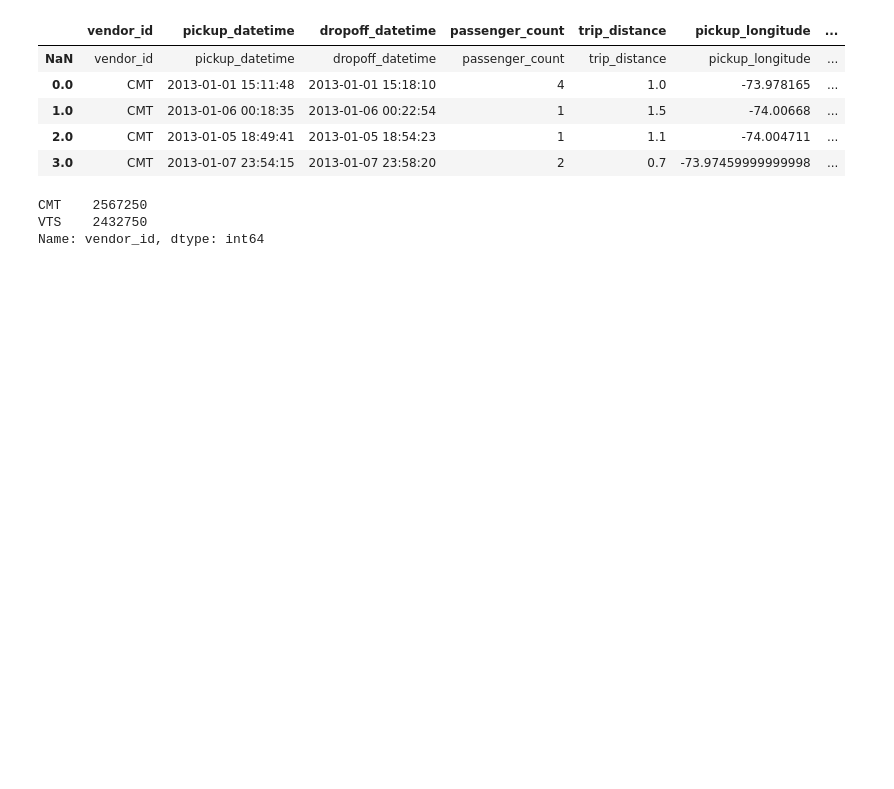
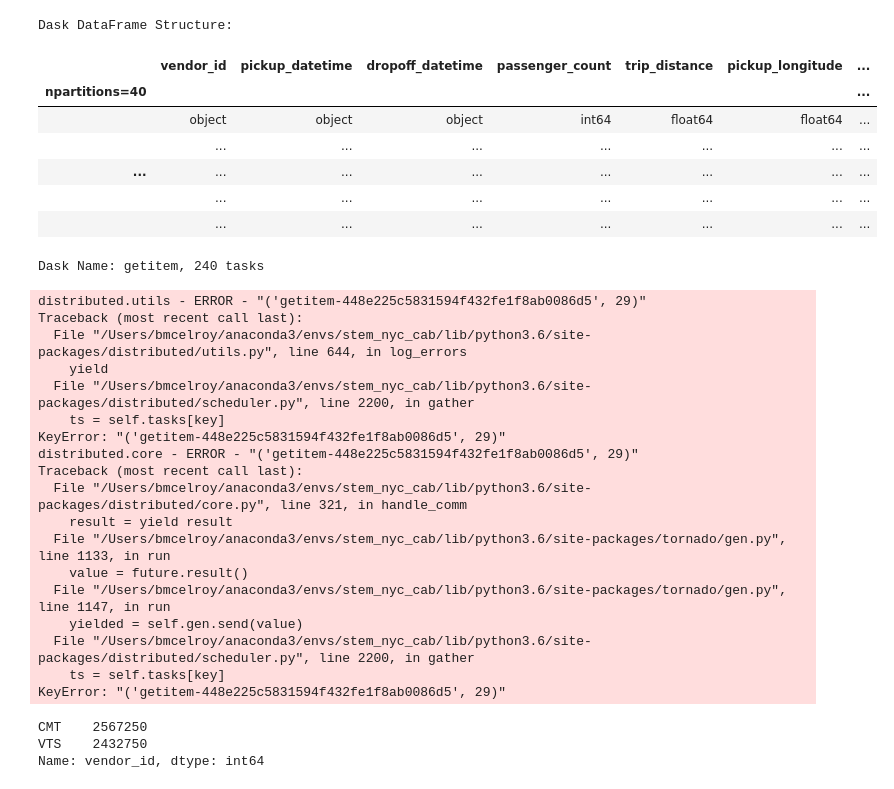
Before and after one commit to nevhan/imc-stem, a Jupyter notebook: examples/nyc_cab/nyc_cab.ipynb, the cells around one changed output. Cells and saved outputs as stored; diff of their text form; code cells hidden in the pictures; blank space fills up the shorter version.

```diff
--- a/examples/nyc_cab/nyc_cab.ipynb
+++ b/examples/nyc_cab/nyc_cab.ipynb
@@ -59,0 +68,32 @@ data = _
+# %%
+tip_data = df[df.tip_amount > 0]
+# %%
+tip_data.
+# %% [output]
+Dask DataFrame Structure:
+|  | vendor_id | pickup_datetime | dropoff_datetime | passenger_count | trip_distance | pickup_longitude | ... |
+| npartitions=40 |  |  |  |  |  |  | ... |
+|  | object | object | object | int64 | float64 | float64 | ... |
+|  | ... | ... | ... | ... | ... | ... | ... |
+| ... | ... | ... | ... | ... | ... | ... | ... |
+|  | ... | ... | ... | ... | ... | ... | ... |
+|  | ... | ... | ... | ... | ... | ... | ... |
+Dask Name: getitem, 240 tasks
+distributed.utils - ERROR - "('getitem-448e225c5831594f432fe1f8ab0086d5', 29)"
+Traceback (most recent call last):
+  File "/Users/bmcelroy/anaconda3/envs/stem_nyc_cab/lib/python3.6/site-packages/distributed/utils.py", line 644, in log_errors
+    yield
+  File "/Users/bmcelroy/anaconda3/envs/stem_nyc_cab/lib/python3.6/site-packages/distributed/scheduler.py", line 2200, in gather
+    ts = self.tasks[key]
+KeyError: "('getitem-448e225c5831594f432fe1f8ab0086d5', 29)"
+distributed.core - ERROR - "('getitem-448e225c5831594f432fe1f8ab0086d5', 29)"
+Traceback (most recent call last):
+  File "/Users/bmcelroy/anaconda3/envs/stem_nyc_cab/lib/python3.6/site-packages/distributed/core.py", line 321, in handle_comm
+    result = yield result
+  File "/Users/bmcelroy/anaconda3/envs/stem_nyc_cab/lib/python3.6/site-packages/tornado/gen.py", line 1133, in run
+    value = future.result()
+  File "/Users/bmcelroy/anaconda3/envs/stem_nyc_cab/lib/python3.6/site-packages/tornado/gen.py", line 1147, in run
+    yielded = self.gen.send(value)
+  File "/Users/bmcelroy/anaconda3/envs/stem_nyc_cab/lib/python3.6/site-packages/distributed/scheduler.py", line 2200, in gather
+    ts = self.tasks[key]
+KeyError: "('getitem-448e225c5831594f432fe1f8ab0086d5', 29)"
@@ -60,12 +102,5 @@ data = _
 # %%
-df.get_partition(0).head()
+data = df.get_partition(0).head(50)
-# %% [output]
-|  | vendor_id | pickup_datetime | dropoff_datetime | passenger_count | trip_distance | pickup_longitude | ... |
-| NaN | vendor_id | pickup_datetime | dropoff_datetime | passenger_count | trip_distance | pickup_longitude | ... |
-| 0.0 | CMT | 2013-01-01 15:11:48 | 2013-01-01 15:18:10 | 4 | 1.0 | -73.978165 | ... |
-| 1.0 | CMT | 2013-01-06 00:18:35 | 2013-01-06 00:22:54 | 1 | 1.5 | -74.00668 | ... |
-| 2.0 | CMT | 2013-01-05 18:49:41 | 2013-01-05 18:54:23 | 1 | 1.1 | -74.004711 | ... |
-| 3.0 | CMT | 2013-01-07 23:54:15 | 2013-01-07 23:58:20 | 2 | 0.7 | -73.97459999999998 | ... |
 # %%
 data.vendor_id.value_counts()
 # %% [output]
```
Also changed, not shown: parts of 9 cells of this notebook.
